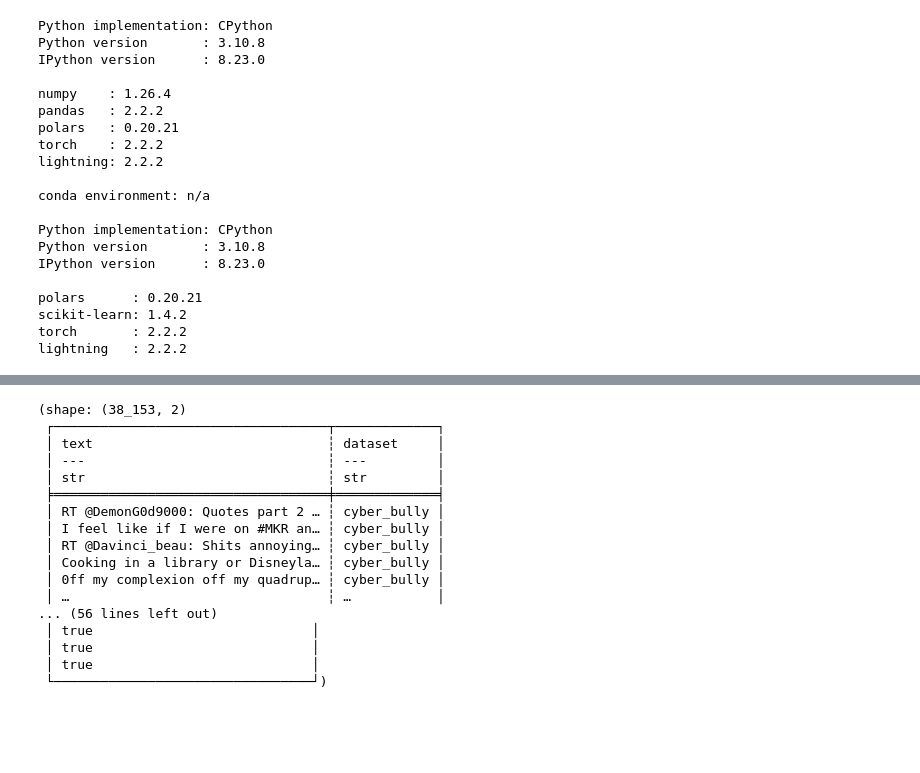
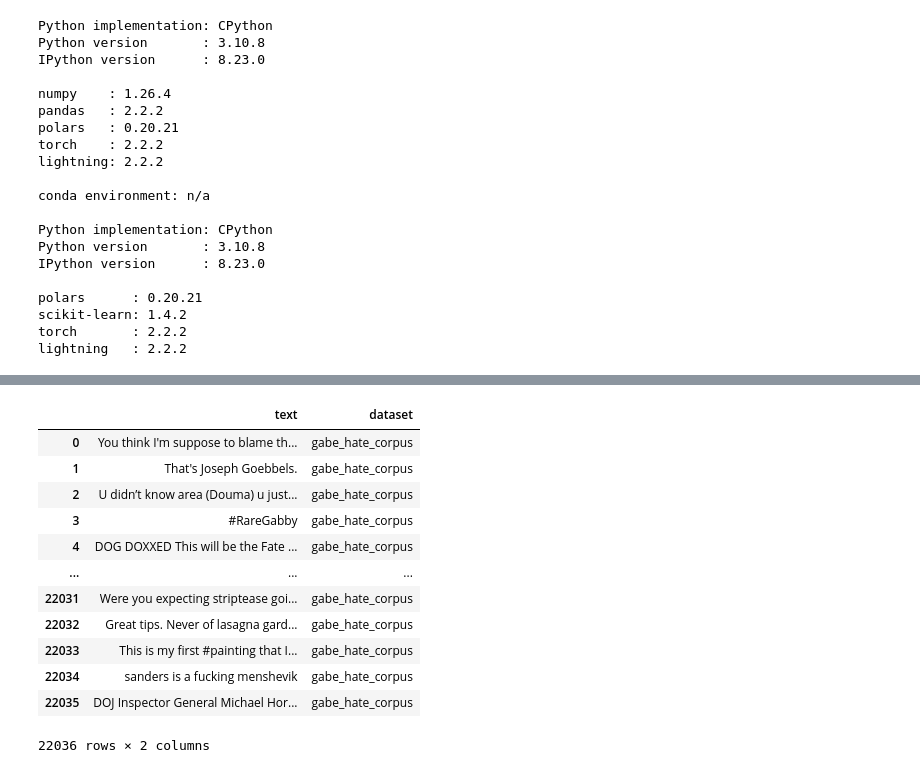
Before and after one commit to chineidu/toxic-text-classification, a Jupyter notebook: notebooks/02-data-cleaners.ipynb, the cells around one changed output, grey strips where cells are left out. Drawn from its saved outputs; the diff is of its cells as text; code cells hidden in the pictures; blank space fills up the shorter version.

```diff
--- a/notebooks/02-data-cleaners.ipynb
+++ b/notebooks/02-data-cleaners.ipynb
@@ -78,10 +245,22 @@ warnings.filterwarnings("ignore")
+# %%
+X_train.with_columns(
+    text=pl.col("text").str.replace_all(pattern=r"[0-9]", value="")
+).to_pandas()
+# %% [output]
+|  | text | dataset |
+| 0 | You think I'm suppose to blame th... | gabe_hate_corpus |
+| 1 | That's Joseph Goebbels. | gabe_hate_corpus |
+| 2 | U didn’t know area (Douma) u just... | gabe_hate_corpus |
+| 3 | #RareGabby | gabe_hate_corpus |
+| 4 | DOG DOXXED This will be the Fate ... | gabe_hate_corpus |
+| ... | ... | ... |
+| 22031 | Were you expecting striptease goi... | gabe_hate_corpus |
+| 22032 | Great tips. Never of lasagna gard... | gabe_hate_corpus |
+| 22033 | This is my first #painting that I... | gabe_hate_corpus |
+| 22034 | sanders is a fucking menshevik | gabe_hate_corpus |
+| 22035 | DOJ Inspector General Michael Hor... | gabe_hate_corpus |
+22036 rows × 2 columns
 # %%
-from toxic_classifier.utilities.dataloaders import (
-    CyberBullyDataLoader,
-    GHCDataLoader,
-    ToxicCommentsDataLoader,
-)
-
 # Train data
 path: str = "../data/toxic_comment_data/train.csv"
 labels_path: str = "../data/toxic_comment_data/test_labels.csv"
@@ -98,21 +277,3 @@ ghc_dataloader: CyberBullyDataLoader = CyberBullyDataLoader(
 )
 
 ghc_dataloader.prepare_data()
-# %% [output]
-(shape: (38_153, 2)
- ┌───────────────────────────────────┬─────────────┐
- │ text                              ┆ dataset     │
- │ ---                               ┆ ---         │
- │ str                               ┆ str         │
- ╞═══════════════════════════════════╪═════════════╡
- │ RT @DemonG0d9000: Quotes part 2 … ┆ cyber_bully │
- │ I feel like if I were on #MKR an… ┆ cyber_bully │
- │ RT @Davinci_beau: Shits annoying… ┆ cyber_bully │
- │ Cooking in a library or Disneyla… ┆ cyber_bully │
- │ 0ff my complexion off my quadrup… ┆ cyber_bully │
- │ …                                 ┆ …           │
-... (56 lines left out)
- │ true                            │
- │ true                            │
- │ true                            │
- └─────────────────────────────────┘)
```
Also changed, not shown: parts of 11 cells of this notebook, 6 other files.
